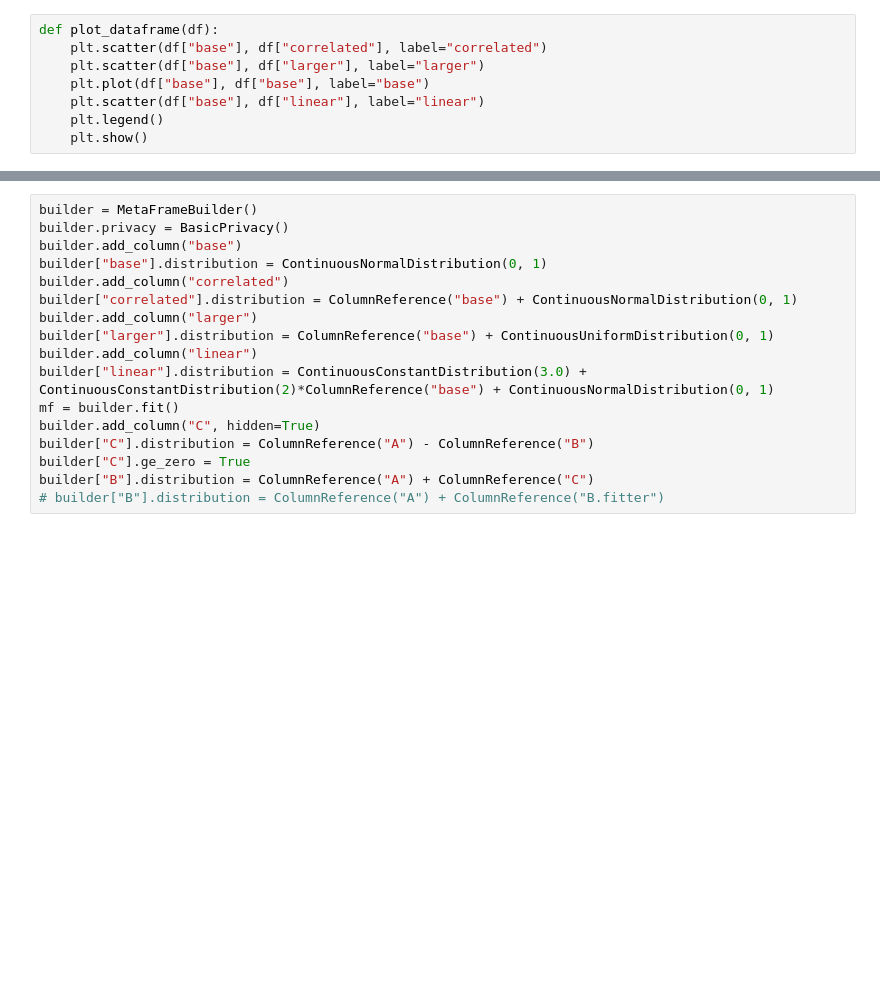
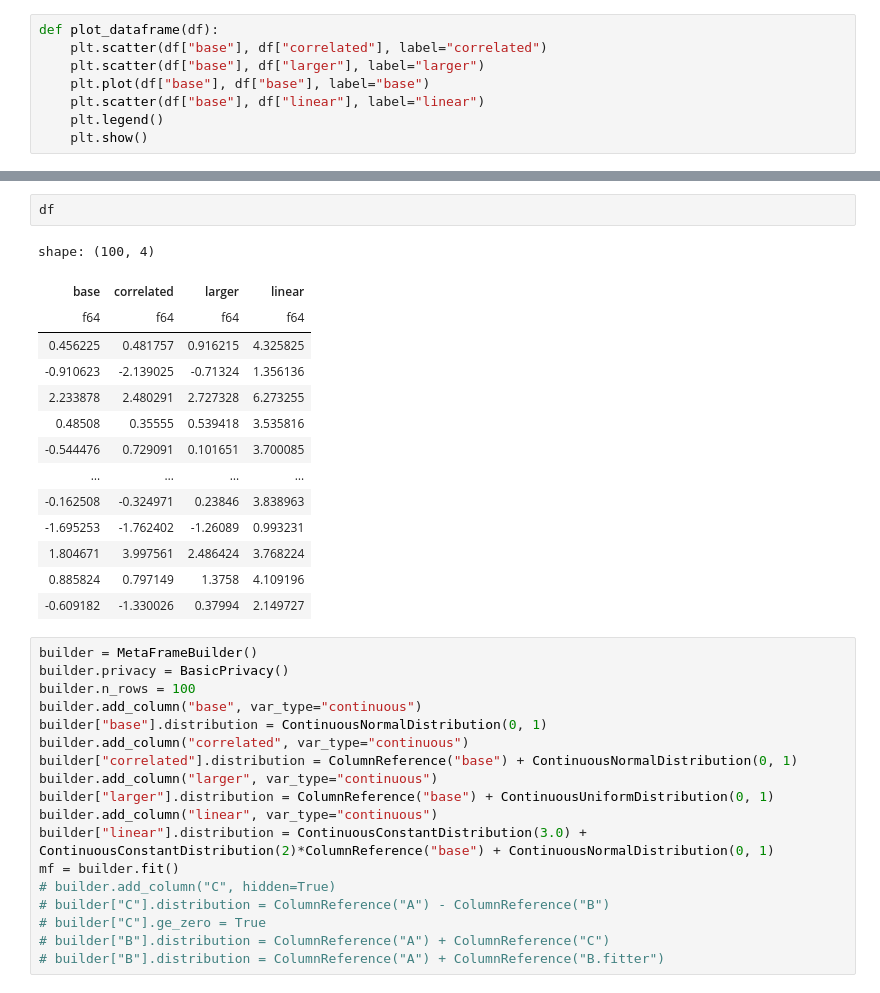
Before and after one commit to sodascience/metasyn, a Jupyter notebook: examples/constraints.ipynb, the cells around one changed output, grey strips where cells are left out. Cells and saved outputs as stored; diff of their text form; blank space fills up the shorter version.

```diff
--- a/examples/constraints.ipynb
+++ b/examples/constraints.ipynb
@@ -27,19 +27,37 @@ plot_dataframe(df)
+# %%
+df
+# %% [output]
+shape: (100, 4)
+| base | correlated | larger | linear |
+| f64 | f64 | f64 | f64 |
+| 0.456225 | 0.481757 | 0.916215 | 4.325825 |
+| -0.910623 | -2.139025 | -0.71324 | 1.356136 |
+| 2.233878 | 2.480291 | 2.727328 | 6.273255 |
+| 0.48508 | 0.35555 | 0.539418 | 3.535816 |
+| -0.544476 | 0.729091 | 0.101651 | 3.700085 |
+| … | … | … | … |
+| -0.162508 | -0.324971 | 0.23846 | 3.838963 |
+| -1.695253 | -1.762402 | -1.26089 | 0.993231 |
+| 1.804671 | 3.997561 | 2.486424 | 3.768224 |
+| 0.885824 | 0.797149 | 1.3758 | 4.109196 |
+| -0.609182 | -1.330026 | 0.37994 | 2.149727 |
 # %%
 builder = MetaFrameBuilder()
 builder.privacy = BasicPrivacy()
-builder.add_column("base")
+builder.n_rows = 100
+builder.add_column("base", var_type="continuous")
 builder["base"].distribution = ContinuousNormalDistribution(0, 1)
-builder.add_column("correlated")
+builder.add_column("correlated", var_type="continuous")
 builder["correlated"].distribution = ColumnReference("base") + ContinuousNormalDistribution(0, 1)
-builder.add_column("larger")
+builder.add_column("larger", var_type="continuous")
 builder["larger"].distribution = ColumnReference("base") + ContinuousUniformDistribution(0, 1)
-builder.add_column("linear")
+builder.add_column("linear", var_type="continuous")
 builder["linear"].distribution = ContinuousConstantDistribution(3.0) + ContinuousConstantDistribution(2)*ColumnReference("base") + ContinuousNormalDistribution(0, 1)
 mf = builder.fit()
-builder.add_column("C", hidden=True)
-builder["C"].distribution = ColumnReference("A") - ColumnReference("B")
-builder["C"].ge_zero = True
-builder["B"].distribution = ColumnReference("A") + ColumnReference("C")
+# builder.add_column("C", hidden=True)
+# builder["C"].distribution = ColumnReference("A") - ColumnReference("B")
+# builder["C"].ge_zero = True
+# builder["B"].distribution = ColumnReference("A") + ColumnReference("C")
 # builder["B"].distribution = ColumnReference("A") + ColumnReference("B.fitter")
 # %%
 df_syn = mf.synthesize(100)
```
Also changed, not shown: parts of 2 cells of this notebook, 1 other file.
